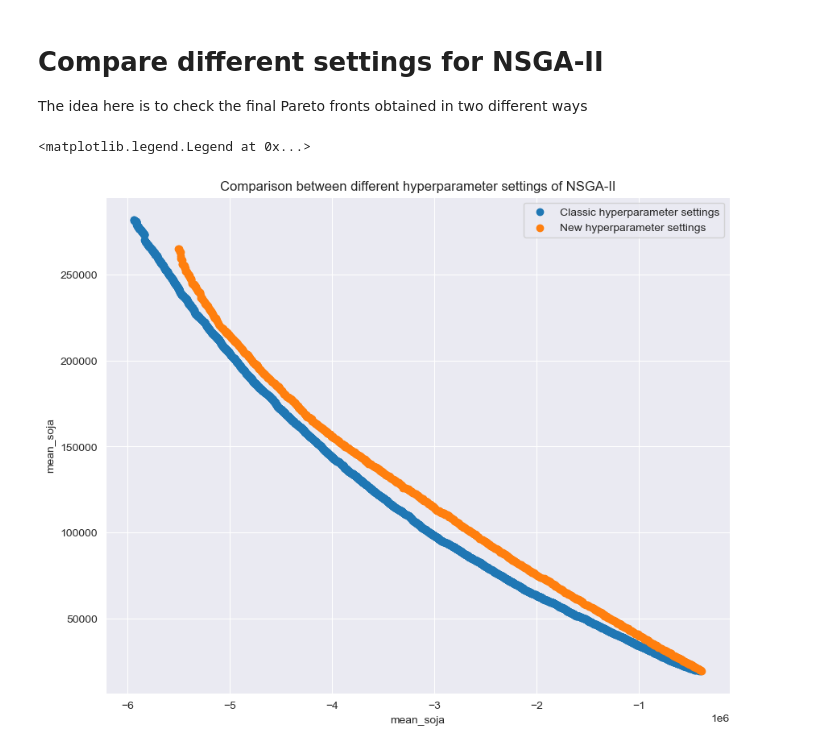
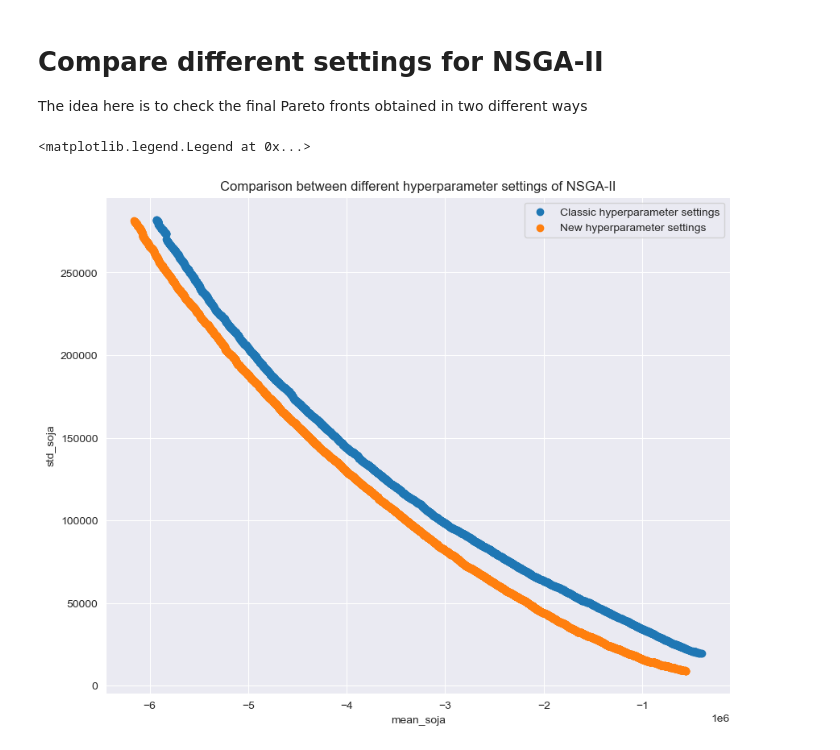
Before and after one commit to albertotonda/optimization-crop-allocation, a Jupyter notebook: src/plot_figures.ipynb, the cells around one changed output. Saved outputs shown, nothing was run; the diff lists cells and outputs as text; code cells hidden in the pictures.

```diff
--- a/src/plot_figures.ipynb
+++ b/src/plot_figures.ipynb
@@ -172,22 +172,23 @@ import pandas as pd
 
 df_classic = pd.read_csv("../results/2024-04-30-soja-allocation-2-objectives-EU27-mean-std/2024-04-30-soja-2-objectives-mean-std-42-archive.csv")
 df_strength = pd.read_csv("../results/2024-05-13-soja-allocation-2-objectives-EU27-mean-std/42-population-generation-2179.csv")
+df_real_strength = pd.read_csv("../results/2024-05-22-soja-allocation-2-objectives-EU27-mean-std/42-archive.csv")
 # %%
 variable_names = ["mean_soja", "std_soja"]
 values_classic = df_classic[variable_names].values
-values_strength = df_strength[variable_names].values
+values_strength = df_real_strength[variable_names].values
 
 import matplotlib.pyplot as plt
 import seaborn as sns
 sns.set_style("darkgrid")
 
 fig, ax = plt.subplots(figsize=(10,8))
 ax.scatter(values_classic[:,0], values_classic[:,1], label="Classic hyperparameter settings")
 ax.scatter(values_strength[:,0], values_strength[:,1], label="New hyperparameter settings")
 ax.set_xlabel(variable_names[0])
-ax.set_ylabel(variable_names[0])
+ax.set_ylabel(variable_names[1])
 ax.set_title("Comparison between different hyperparameter settings of NSGA-II")
 ax.legend(loc='best')
 # %% [output]
 <matplotlib.legend.Legend at 0x...>
-[figure, old version]
+[figure, new version]
```
Also changed, not shown: 2 other files.
